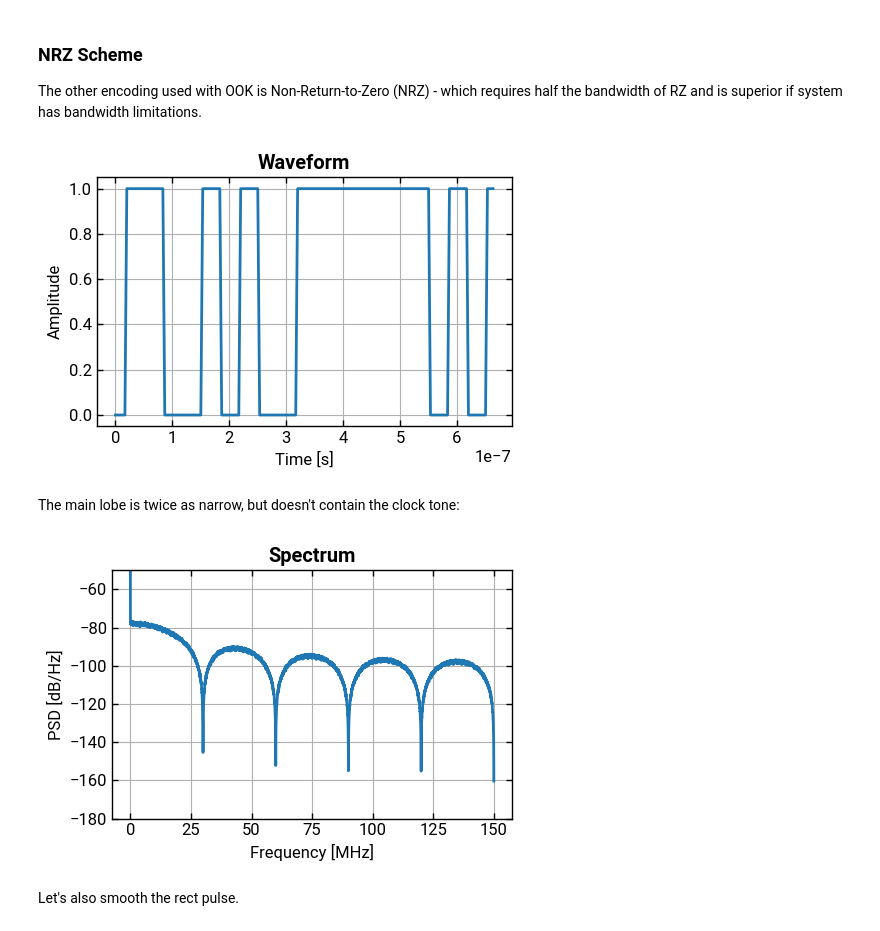
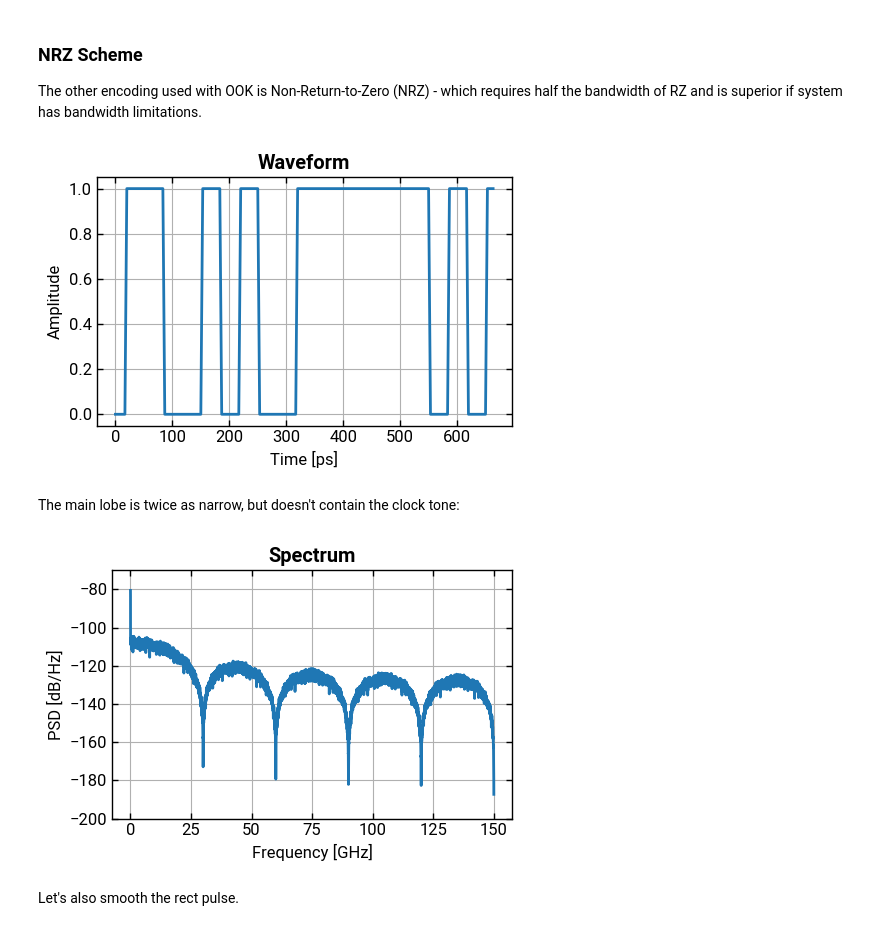
Before and after one commit to lokgar/commstools, a Jupyter notebook: examples/01-pam-waveforms.ipynb, the cells around one changed output. Cells and saved outputs as stored; diff of their text form; code cells hidden in the pictures.

```diff
--- a/examples/01-pam-waveforms.ipynb
+++ b/examples/01-pam-waveforms.ipynb
@@ -26,19 +26,21 @@ ideal_constellation(modulation="ask", order=2, show=True)
 
 Let's generate a waveform for so-called Return-to-Zero (RZ) encoding:
 # %%
-symbol_rate = 30e6
-sampling_rate = 300e6
+symbol_rate = 30e9
+sampling_rate = 300e9
 sps = int(sampling_rate / symbol_rate)
 
-ook_rz_rect = rzpam_waveform(
+ook_rz_rect = rzpam(
     order=2,
     bipolar=False,
-    num_symbols=100_000,
+    num_symbols=10_000,
     sps=sps,
     symbol_rate=symbol_rate,
     pulse_shape="rect",
     seed=42,
 )
 
+ook_rz_rect.print_summary()
+
 ook_rz_rect.plot_symbols(num_symbols=20, show=True)
 # %% [output]
@@ -95,10 +109,10 @@ ook_rz_smoothrect_n.plot_eye(title="Smoothened Shape", show=True)
 
 The other encoding used with OOK is Non-Return-to-Zero (NRZ) - which requires half the bandwidth of RZ and is superior if system has bandwidth limitations.
 # %%
-ook_nrz_rect = pam_waveform(
+ook_nrz_rect = pam(
     order=2,
     bipolar=False,
-    num_symbols=100_000,
+    num_symbols=10_000,
     sps=sps,
     symbol_rate=symbol_rate,
     pulse_shape="rect",
@@ -106,13 +120,13 @@ ook_nrz_rect = pam_waveform(
 )
 ook_nrz_rect.plot_symbols(num_symbols=20, show=True)
 # %% [output]
-[figure, old version]
+[figure, new version]
 # %% [markdown]
 The main lobe is twice as narrow, but doesn't contain the clock tone:
 # %%
-ook_nrz_rect.plot_psd(show=True, nperseg=2**14, ylim=(-180, -50))
+ook_nrz_rect.plot_psd(show=True, nperseg=2**14, ylim=(-200, -70))
 # %% [output]
-[figure, old version]
+[figure, new version]
 # %% [markdown]
 Let's also smooth the rect pulse.
 # %%
```
Also changed, not shown: parts of 16 cells of this notebook, 10 other files.
